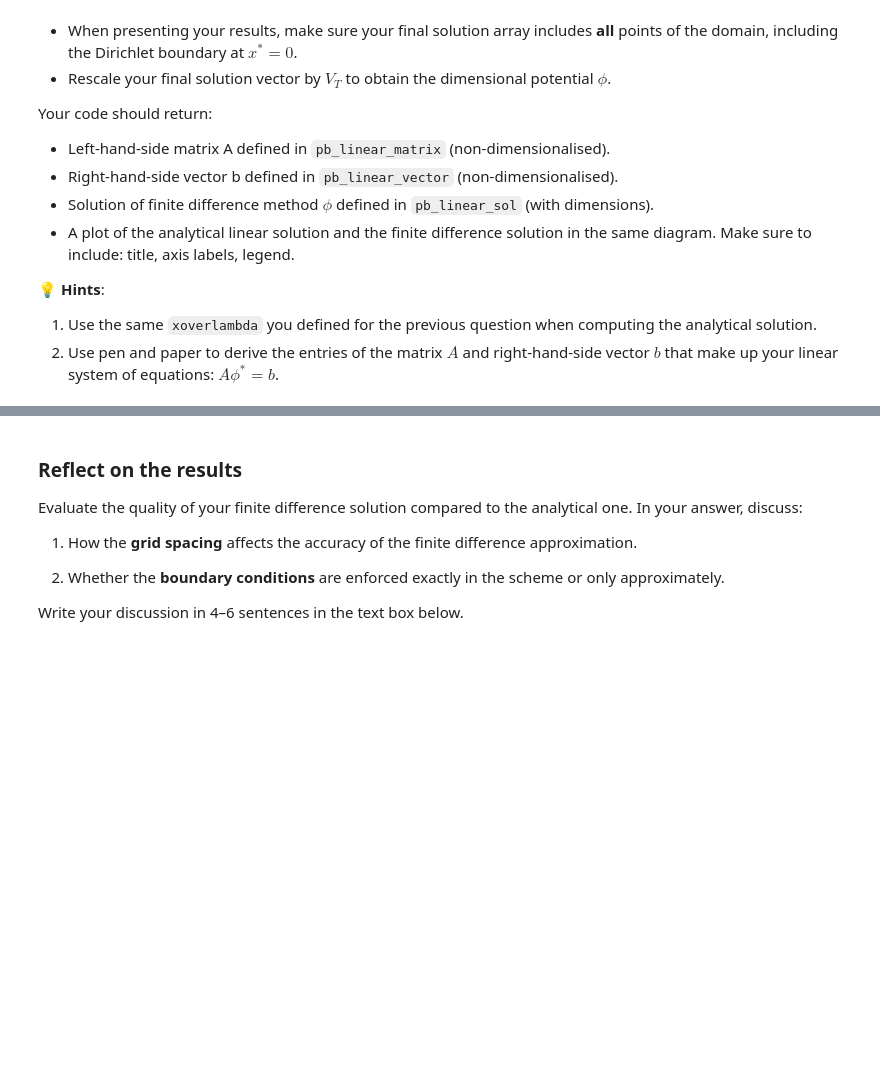
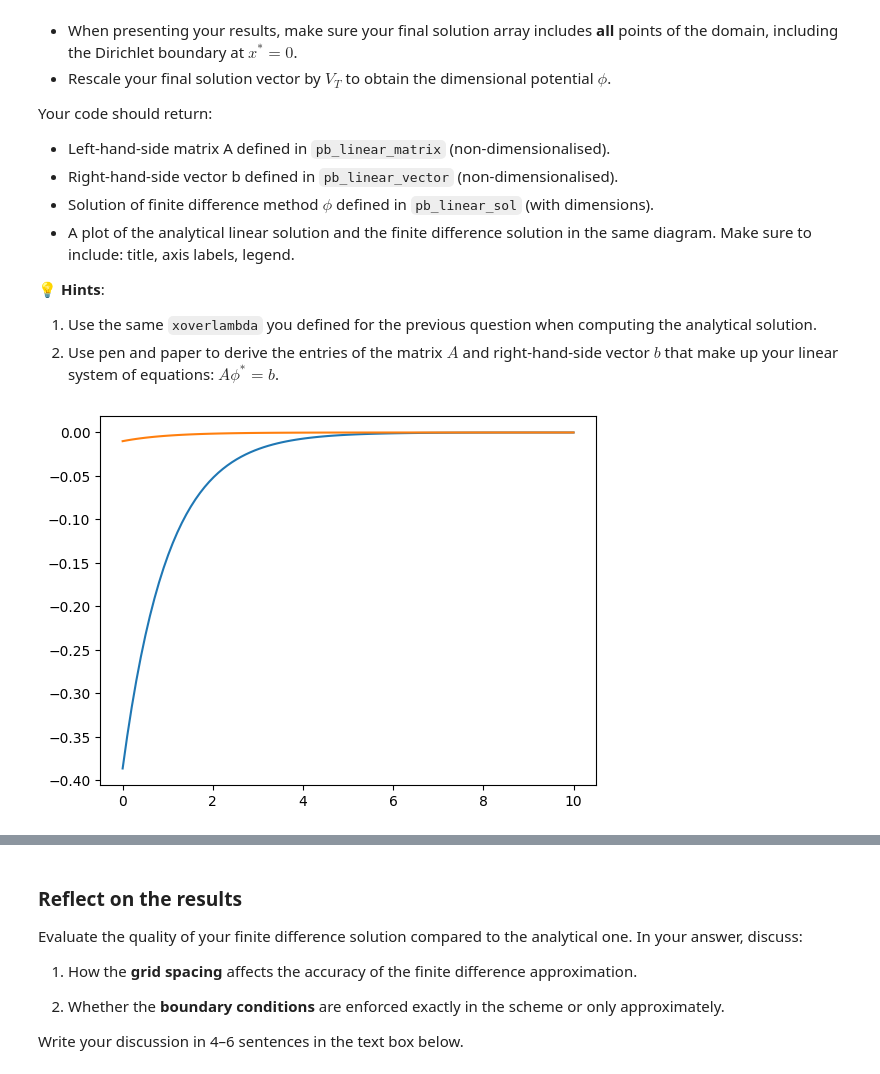
Before and after one commit to Xikiee/computational_practicum, a Jupyter notebook: assignments/Assignment_Q1_L6.ipynb, the cells around one changed output, grey strips where cells are left out. Cells and saved outputs as stored; diff of their text form; code cells hidden in the pictures; blank space fills up the shorter version.

```diff
--- a/assignments/Assignment_Q1_L6.ipynb
+++ b/assignments/Assignment_Q1_L6.ipynb
@@ -230,36 +230,92 @@ Your code should return:
 2. Use pen and paper to derive the entries of the matrix $A$ and right-hand-side vector $b$ that make up your linear system of equations: $A\phi^*=b$.
 # %%
 """
+Domain: 0<y<10 (this is your xoverlambda)
+
 Boundary conditions:
     - at wall, dirichlet boudnary condition: phi*(0)=phi0/VT take phi0 =-0.01
     - at far field: Neumann boudary condition: gradient of potential being 0: dphi*/dx* (x*=0) = 0
+
+
+Equation:
+d2phi*/dx*2 = phi*(x*)
+
+apply central diff approach:
+phi*[i-1] - 2phi*[i] + phi*[i+1] = c             where c = phi*(x*) * h**2
+                                                 where phi*= (analytical_solution)/V_T
+                                                 where: x* = xoverlambda
 """
 
-phi0 = -0.01 #[V]
+
+
+phi_0 = -0.01 #[V]
 N = 100
+V_T = k_b = 0.025875
 xoverlambda = np.linspace(0,10,N)
-
 h = xoverlambda[1] - xoverlambda[0]
 
-# for finite difference approach:
-# dy/dx[xi] = (y[i+1] - y[i-1])/2h
-# d2y/dx2[xi] = (2[i+1] -2y[i] + y[i-1])/h**2
+# boundary at the wall
+phi_star_0 = phi_0/V_T
 
-matrix_size = N-2
-A = -2*np.eye(matrix_size) #creates a the identity matrix and multiplies by -2 since central diff method
-A = np.tril()
+
+
+"""
+for finite difference approach:
+dy/dx[xi] = (y[i+1] - y[i-1])/2h
+d2y/dx2[xi] = (2[i+1] -2y[i] + y[i-1])/h**2
+
+create a matrix in the form of Ay=b
+
+creation of the matrix A, recall the finite (central) diff approach when creating the matrix:
+this means you should arrange to have: a*y[i-1] - b*y[i] + c*y[i+1] : where a,b,c are the coefficents
+"""
+matrix_size = N-2 +1 #ghost point
+A = -2*np.eye(matrix_size) #-2 comes from the derivation of finite cetral diff
+A += np.diag(np.ones(matrix_size-1),k=-1)
+A += np.diag(np.ones(matrix_size-1), k=+1)
+
+A -= h**2 *np.eye(matrix_size) # this moves the LHS side (phi_star) to the right hand side, now your whole RHS is 0
+
+"""
+Define the last row (Neumann BC with ghost point):
+At the far field, dφ*/dx* = 0  →  (φ*_N - φ*_{N-2}) / (2h) = 0  ⇒  φ*_N = φ*_{N-2}
+Substituting φ*_N = φ*_{N-2} into the finite difference stencil at i = N-1 gives:
+φ*_{N-2} - 2φ*_{N-1} + φ*_N - h²φ*_{N-1} = 0  →  2φ*_{N-2} - (2 + h²)φ*_{N-1} = 0
+Hence:
+"""
+A[-1, -2] = 2
+A[-1, -1] = -(2 + h**2)
+
+
+# print (A)
+
+
+# define the b matrix (the solution)
+b = np.zeros(matrix_size)
+b[0] = - phi_star_0
+b[-1] = 0
+
+# define the solution (this is phi*):
+sol = np.zeros(N)
+sol[0] = phi_star_0
+sol[1:] = np.linalg.solve(A,b)
+
+
+# print(sol)
+
 # Outputs requested
-pb_linear_matrix = ...
-pb_linear_vector = ...
-
-...
+pb_linear_matrix = A
+pb_linear_vector = b
 
 # Dimensional solution
-pb_linear_sol = ...
+pb_linear_sol = sol *V_T
 
-...
 
 # Plot results
-...
+plt.plot(xoverlambda, sol, label = 'finite diff solution')
+plt.plot(xoverlambda, analytical_potentials, label = 'analytical solution')
+plt.show()
+# %% [output]
+[figure, added]
 # %%
 grader.check("q1_2")
```
Also changed, not shown: parts of 4 cells of this notebook.
